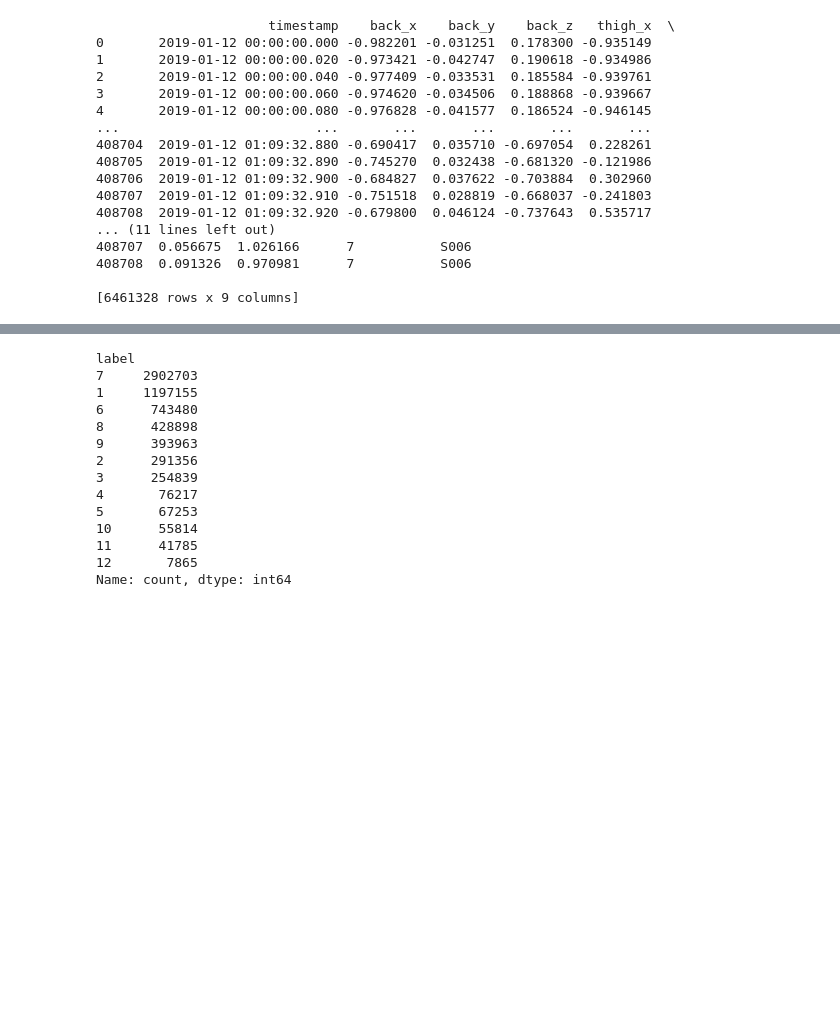
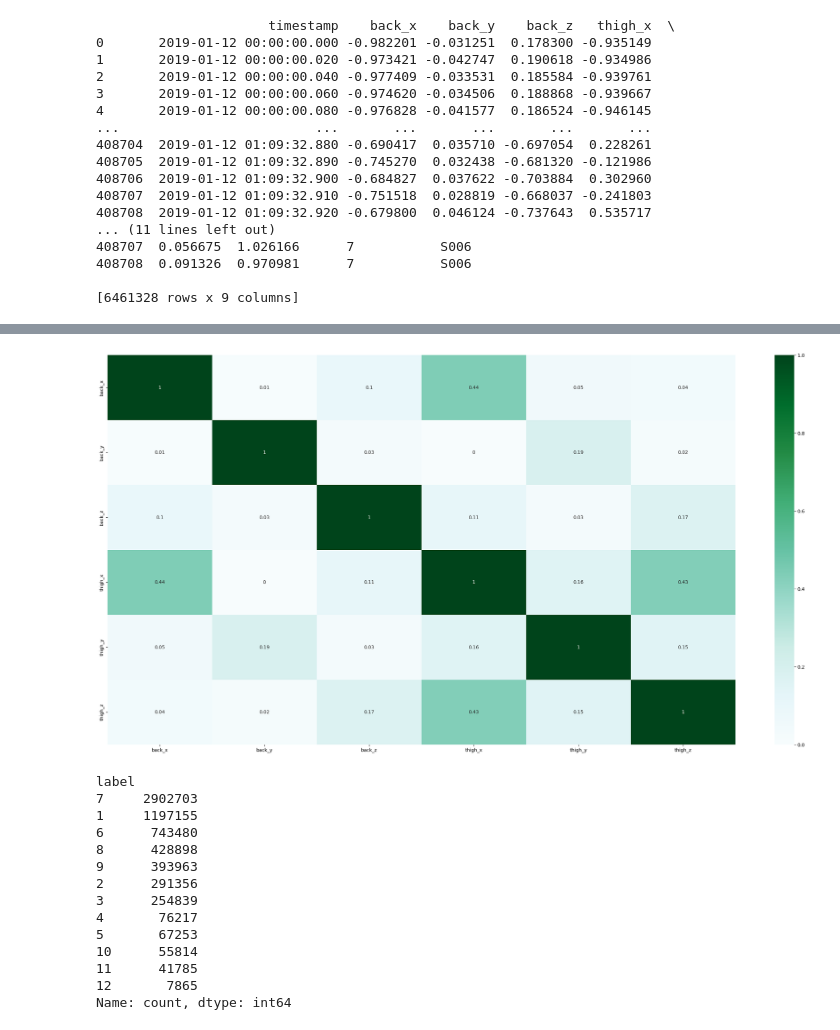
Before and after one commit to ELEFTHERIOSAMITSIS/data_mining, a Jupyter notebook: test_dataset.ipynb, the cells around one changed output, grey strips where cells are left out. Saved outputs shown, nothing was run; the diff lists cells and outputs as text; code cells hidden in the pictures; blank space fills up the shorter version.

```diff
--- a/test_dataset.ipynb
+++ b/test_dataset.ipynb
@@ -46,0 +105,4 @@ data.head()
+# %%
+create_corr_matrix(data)
+# %% [output]
+[figure, added]
```
Also changed, not shown: parts of 14 cells of this notebook, 3 other files.
